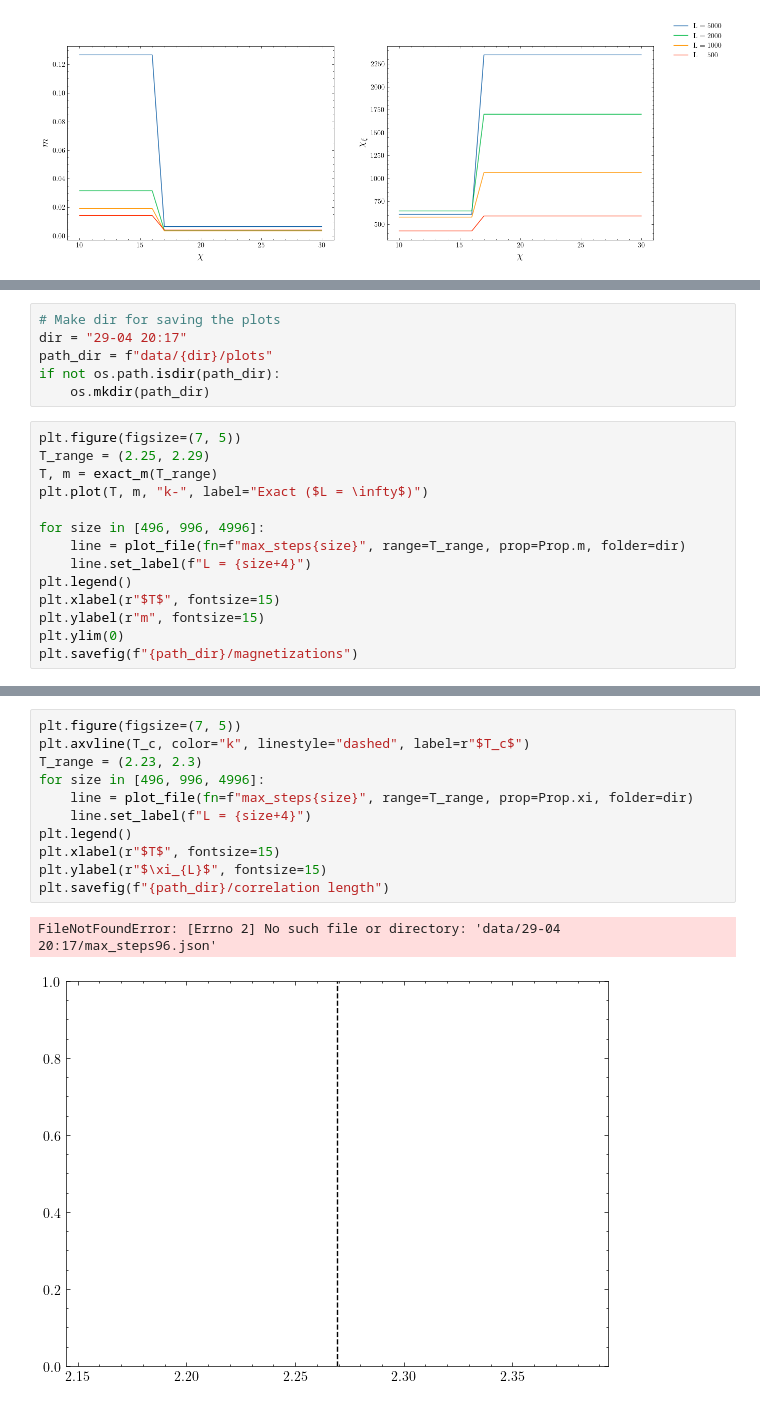
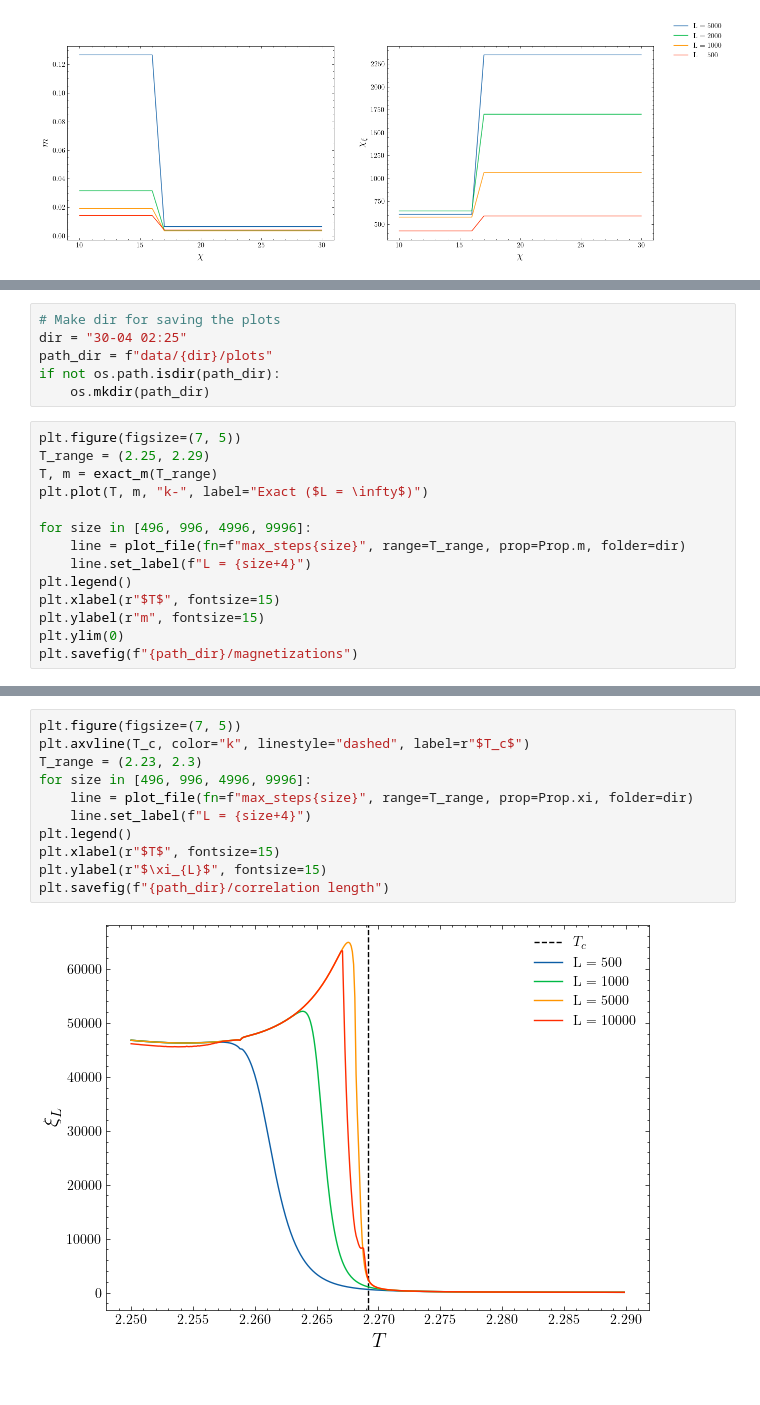
Before and after one commit to DerkNiessink/Blume, a Jupyter notebook: L_scaling.ipynb, the cells around one changed output, grey strips where cells are left out. Saved outputs shown, nothing was run; the diff lists cells and outputs as text.

Commit message:
Some more data analysis: data collapse, critical temperature and computational cost

```diff
--- a/L_scaling.ipynb
+++ b/L_scaling.ipynb
@@ -61,6 +62,6 @@ KeyboardInterrupt:
 # %%
 # Make dir for saving the plots
-dir = "29-04 20:17"
+dir = "30-04 02:25"
 path_dir = f"data/{dir}/plots"
 if not os.path.isdir(path_dir):
     os.mkdir(path_dir)
@@ -70,7 +71,7 @@ T_range = (2.25, 2.29)
 T, m = exact_m(T_range)
 plt.plot(T, m, "k-", label="Exact ($L = \infty$)")
 
-for size in [496, 996, 4996]:
+for size in [496, 996, 4996, 9996]:
     line = plot_file(fn=f"max_steps{size}", range=T_range, prop=Prop.m, folder=dir)
     line.set_label(f"L = {size+4}")
 plt.legend()
@@ -83,14 +84,13 @@ plt.savefig(f"{path_dir}/magnetizations")
 # %%
 plt.figure(figsize=(7, 5))
 plt.axvline(T_c, color="k", linestyle="dashed", label=r"$T_c$")
 T_range = (2.23, 2.3)
-for size in [496, 996, 4996]:
+for size in [496, 996, 4996, 9996]:
     line = plot_file(fn=f"max_steps{size}", range=T_range, prop=Prop.xi, folder=dir)
     line.set_label(f"L = {size+4}")
 plt.legend()
 plt.xlabel(r"$T$", fontsize=15)
 plt.ylabel(r"$\xi_{L}$", fontsize=15)
 plt.savefig(f"{path_dir}/correlation length")
 # %% [output]
-FileNotFoundError: [Errno 2] No such file or directory: 'data/29-04 20:17/max_steps96.json'
-[figure, old version]
+[figure, new version]
```
Also changed, not shown: parts of 27 cells of this notebook, 4 other files.
